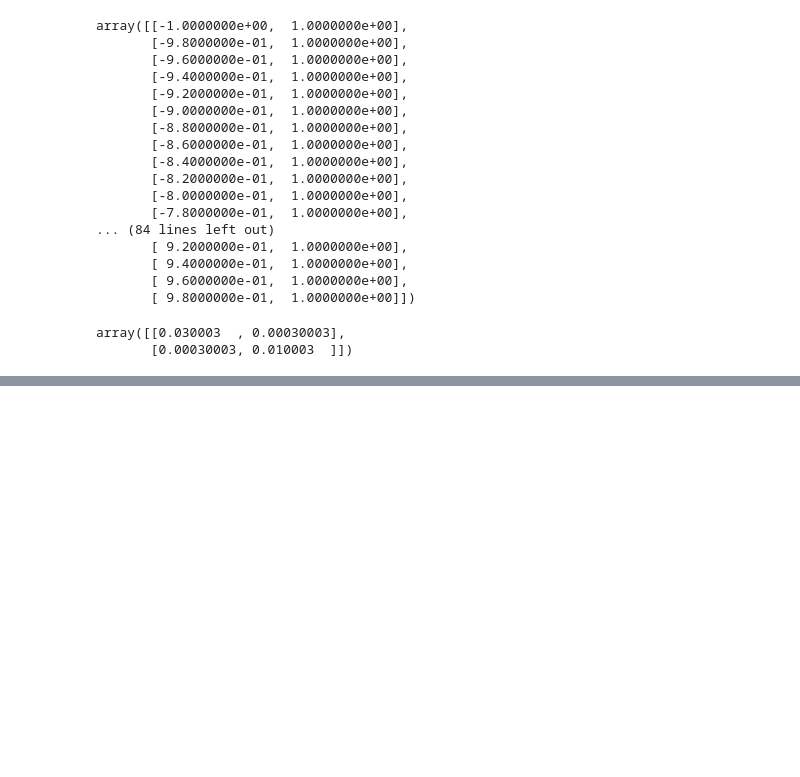
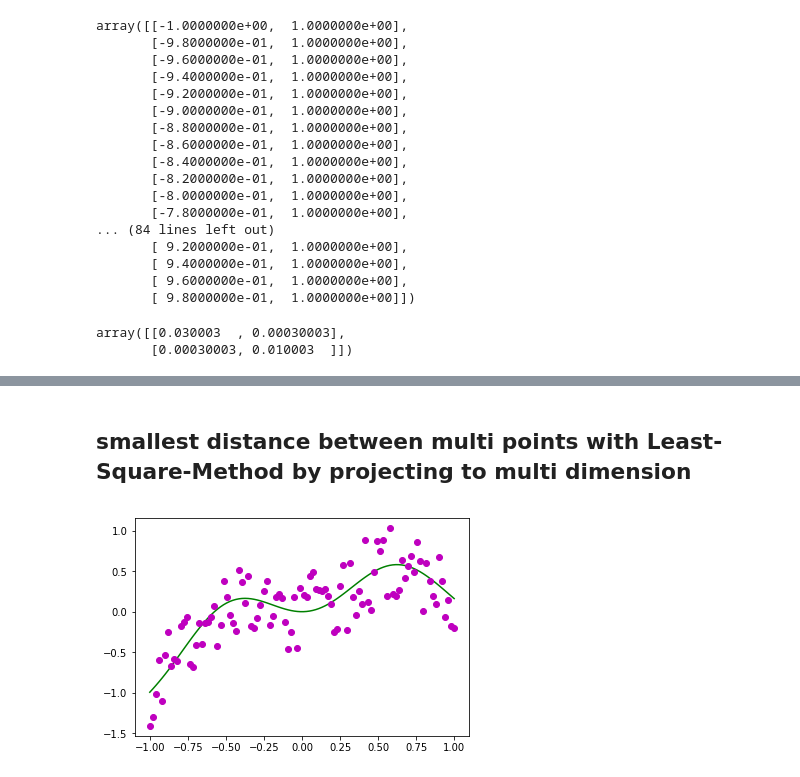
Before and after one commit to konfer/JupyterProMain, a Jupyter notebook: DeepLearningWithPython/linerAlgebra.ipynb, the cells around one changed output, grey strips where cells are left out. Saved outputs shown, nothing was run; the diff lists cells and outputs as text; code cells hidden in the pictures; blank space fills up the shorter version.

```diff
--- a/DeepLearningWithPython/linerAlgebra.ipynb
+++ b/DeepLearningWithPython/linerAlgebra.ipynb
@@ -247,0 +254,14 @@ plt.show()
+# %% [markdown]
+## smallest distance between multi points with Least-Square-Method by projecting to multi dimension
+# %%
+multiPointXWithProToDimensions=np.linspace(-1,1,100)
+# %%
+multiPointYWithProToDimensions=((multiPointXWithProToDimensions*multiPointXWithProToDimensions-1)**3+1)*(np.cos(multiPointXWithProToDimensions*2)+0.6*np.sin(multiPointXWithProToDimensions*1.3))
+# %%
+offset=multiPointYWithProToDimensions+(np.random.rand(len(multiPointXWithProToDimensions))-0.5)
+# %%
+plt.plot(multiPointXWithProToDimensions,multiPointYWithProToDimensions,color='g',linestyle='-',marker='')
+plt.plot(multiPointXWithProToDimensions,offset,color='m',linestyle='',marker='o')
+plt.show()
+# %% [output]
+[figure, added]
```
Also changed, not shown: parts of 10 cells of this notebook.
